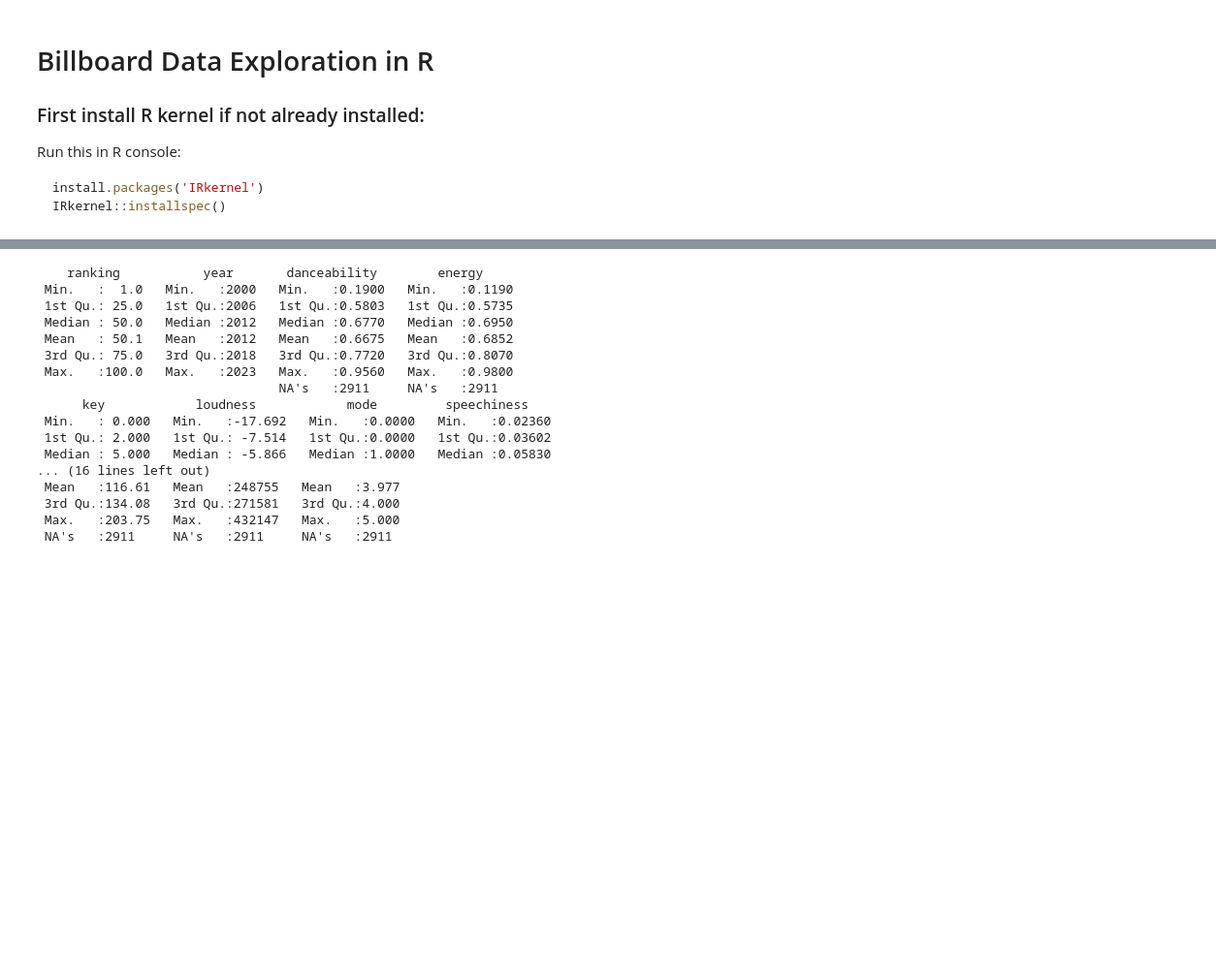
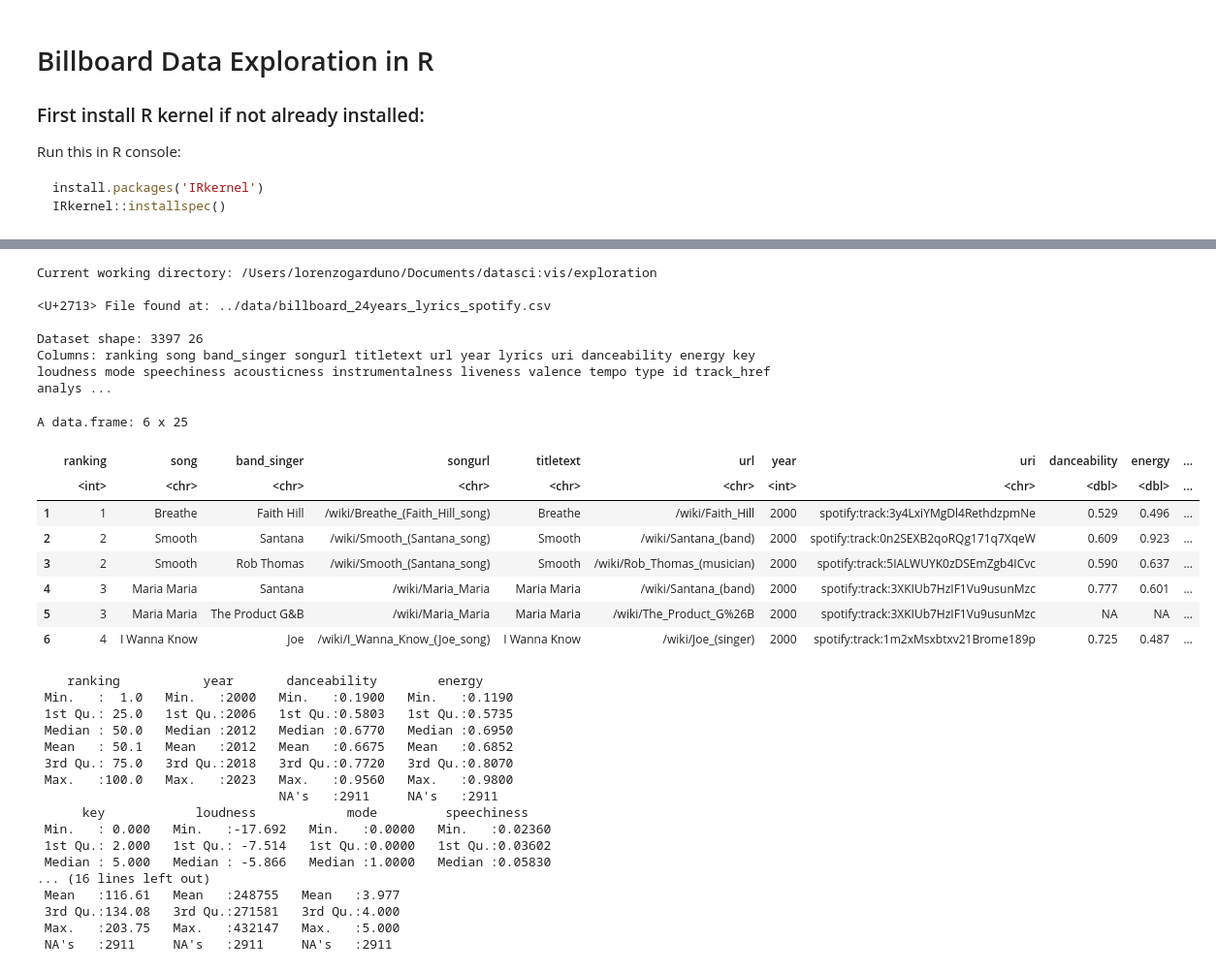
Before and after one commit to klorine28/datasci-vis, a Jupyter notebook: exploration/data_exploration_R.ipynb, the cells around one changed output, grey strips where cells are left out. Shown at 97% size. Saved outputs shown, nothing was run; the diff lists cells and outputs as text; code cells hidden in the pictures; blank space fills up the shorter version.

```diff
--- a/exploration/data_exploration_R.ipynb
+++ b/exploration/data_exploration_R.ipynb
@@ -45,18 +21,46 @@ The following object is masked from 'package:dplyr':
 # %%
-# Check if data file exists
-if (!file.exists("../data/billboard_24years_lyrics_spotify.csv")) {
-  stop("Error: Cannot find data file. Make sure you're running this from the exploration/ folder.")
+# Diagnostic: Show current working directory
+cat("Current working directory:", getwd(), "\n\n")
+
+# Check if file exists at expected location
+if (file.exists("../data/billboard_24years_lyrics_spotify.csv")) {
+  cat("✓ File found at: ../data/billboard_24years_lyrics_spotify.csv\n")
+  df <- read.csv("../data/billboard_24years_lyrics_spotify.csv", stringsAsFactors = FALSE)
+} else {
+  cat("✗ File NOT found at: ../data/billboard_24years_lyrics_spotify.csv\n")
+  cat("\nChecking alternative locations...\n")
+
+  # Try from project root
+  if (file.exists("data/billboard_24years_lyrics_spotify.csv")) {
+    cat("✓ File found at: data/billboard_24years_lyrics_spotify.csv\n")
+    df <- read.csv("data/billboard_24years_lyrics_spotify.csv", stringsAsFactors = FALSE)
+  } else {
+    stop("Cannot find data file. Please check your working directory.")
+  }
 }
 
-# Read the CSV file
-df <- read.csv("../data/billboard_24years_lyrics_spotify.csv", stringsAsFactors = FALSE)
-
 # Basic exploration
-cat("Dataset shape:", dim(df), "\n")
+cat("\nDataset shape:", dim(df), "\n")
 cat("Columns:", names(df), "\n\n")
 
 # Display first few rows (excluding lyrics column)
 head(df %>% select(-lyrics))
+# %% [output]
+Current working directory: /Users/lorenzogarduno/Documents/datasci:vis/exploration
+
+<U+2713> File found at: ../data/billboard_24years_lyrics_spotify.csv
+
+Dataset shape: 3397 26
+Columns: ranking song band_singer songurl titletext url year lyrics uri danceability energy key loudness mode speechiness acousticness instrumentalness liveness valence tempo type id track_href analys ...
+A data.frame: 6 x 25
+|  | ranking | song | band_singer | songurl | titletext | url | year | uri | danceability | energy | ... |
+|  | <int> | <chr> | <chr> | <chr> | <chr> | <chr> | <int> | <chr> | <dbl> | <dbl> | ... |
+| 1 | 1 | Breathe | Faith Hill | /wiki/Breathe_(Faith_Hill_song) | Breathe | /wiki/Faith_Hill | 2000 | spotify:track:3y4LxiYMgDl4RethdzpmNe | 0.529 | 0.496 | ... |
+| 2 | 2 | Smooth | Santana | /wiki/Smooth_(Santana_song) | Smooth | /wiki/Santana_(band) | 2000 | spotify:track:0n2SEXB2qoRQg171q7XqeW | 0.609 | 0.923 | ... |
+| 3 | 2 | Smooth | Rob Thomas | /wiki/Smooth_(Santana_song) | Smooth | /wiki/Rob_Thomas_(musician) | 2000 | spotify:track:5IALWUYK0zDSEmZgb4ICvc | 0.590 | 0.637 | ... |
+| 4 | 3 | Maria Maria | Santana | /wiki/Maria_Maria | Maria Maria | /wiki/Santana_(band) | 2000 | spotify:track:3XKIUb7HzIF1Vu9usunMzc | 0.777 | 0.601 | ... |
+| 5 | 3 | Maria Maria | The Product G&B | /wiki/Maria_Maria | Maria Maria | /wiki/The_Product_G%26B | 2000 | spotify:track:3XKIUb7HzIF1Vu9usunMzc | NA | NA | ... |
+| 6 | 4 | I Wanna Know | Joe | /wiki/I_Wanna_Know_(Joe_song) | I Wanna Know | /wiki/Joe_(singer) | 2000 | spotify:track:1m2xMsxbtxv21Brome189p | 0.725 | 0.487 | ... |
 # %%
 # Summary statistics
 summary(df %>% select_if(is.numeric))
```
Also changed, not shown: parts of 22 cells of this notebook, 2 other files.
